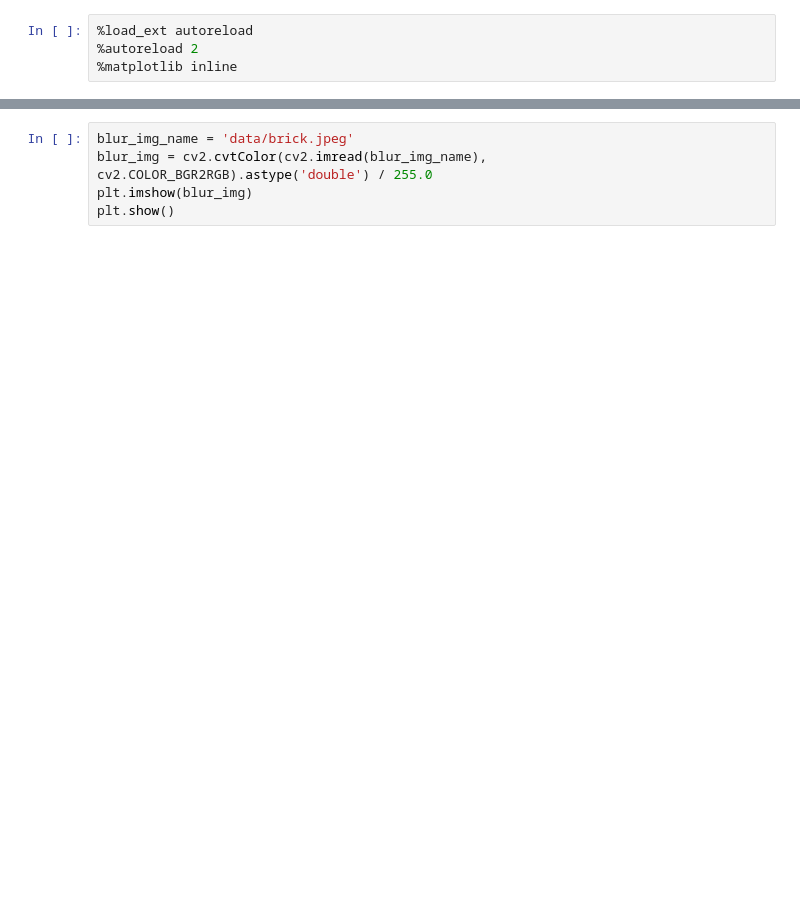
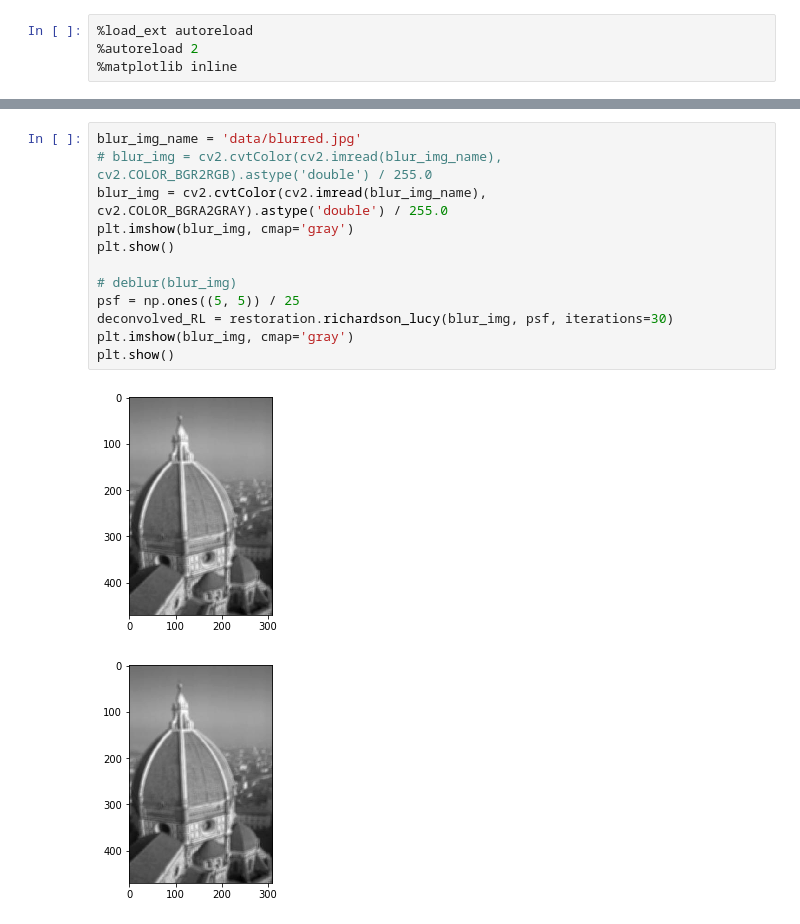
Before and after one commit to jonathanho261/Single-Image-Deblurring, a Jupyter notebook: Deblur.ipynb, the cells around one changed output, grey strips where cells are left out. Saved outputs shown, nothing was run; the diff lists cells and outputs as text; blank space fills up the shorter version.

```diff
--- a/Deblur.ipynb
+++ b/Deblur.ipynb
@@ -36,5 +83,15 @@ datafn = datadir + "data/"
 # %%
-blur_img_name = 'data/brick.jpeg'
-blur_img = cv2.cvtColor(cv2.imread(blur_img_name), cv2.COLOR_BGR2RGB).astype('double') / 255.0
-plt.imshow(blur_img)
+blur_img_name = 'data/blurred.jpg'
+# blur_img = cv2.cvtColor(cv2.imread(blur_img_name), cv2.COLOR_BGR2RGB).astype('double') / 255.0
+blur_img = cv2.cvtColor(cv2.imread(blur_img_name), cv2.COLOR_BGRA2GRAY).astype('double') / 255.0
+plt.imshow(blur_img, cmap='gray')
 plt.show()
+
+# deblur(blur_img)
+psf = np.ones((5, 5)) / 25
+deconvolved_RL = restoration.richardson_lucy(blur_img, psf, iterations=30)
+plt.imshow(blur_img, cmap='gray')
+plt.show()
+# %% [output]
+[figure, added]
+[figure, added]
```
Also changed, not shown: parts of 4 cells of this notebook, 1 other file.
